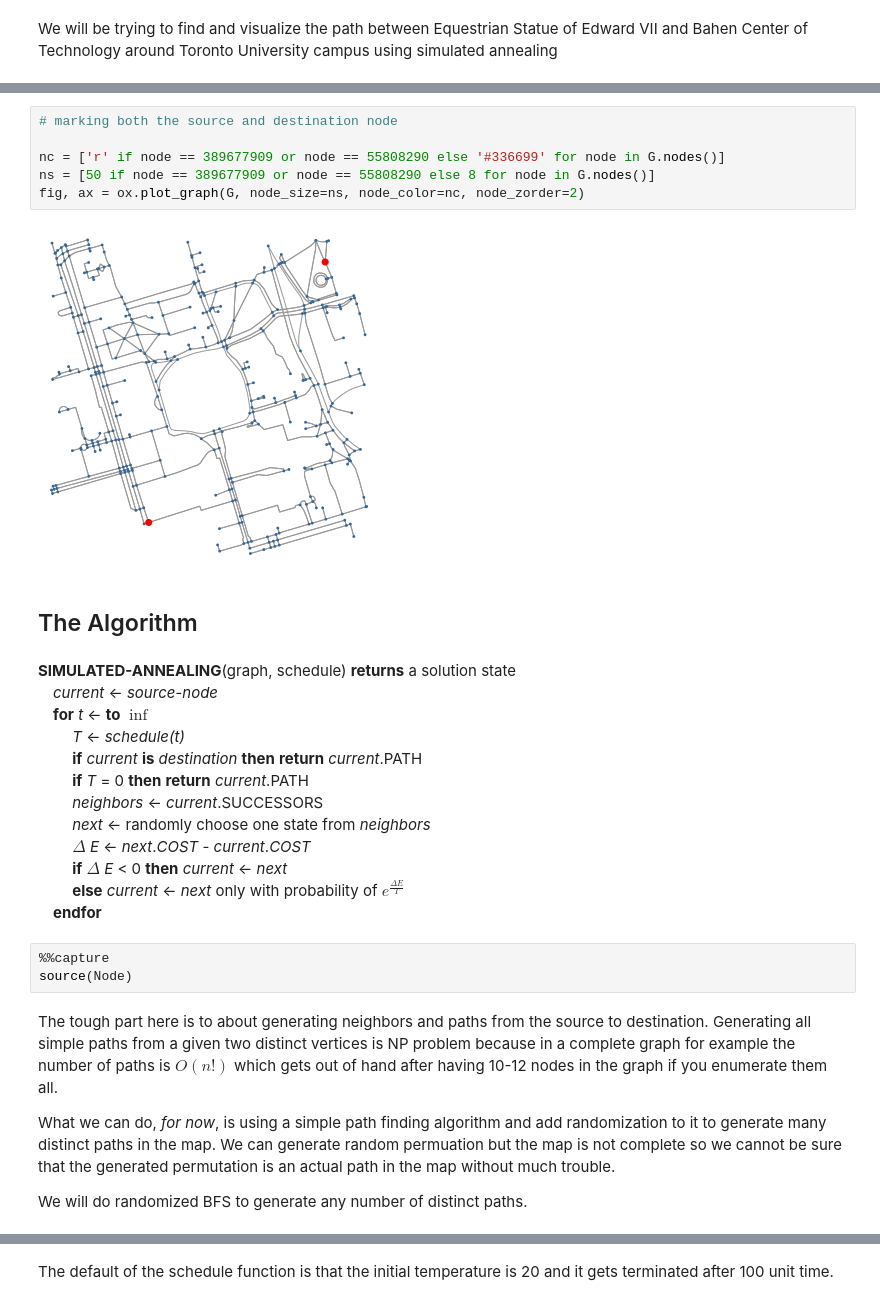
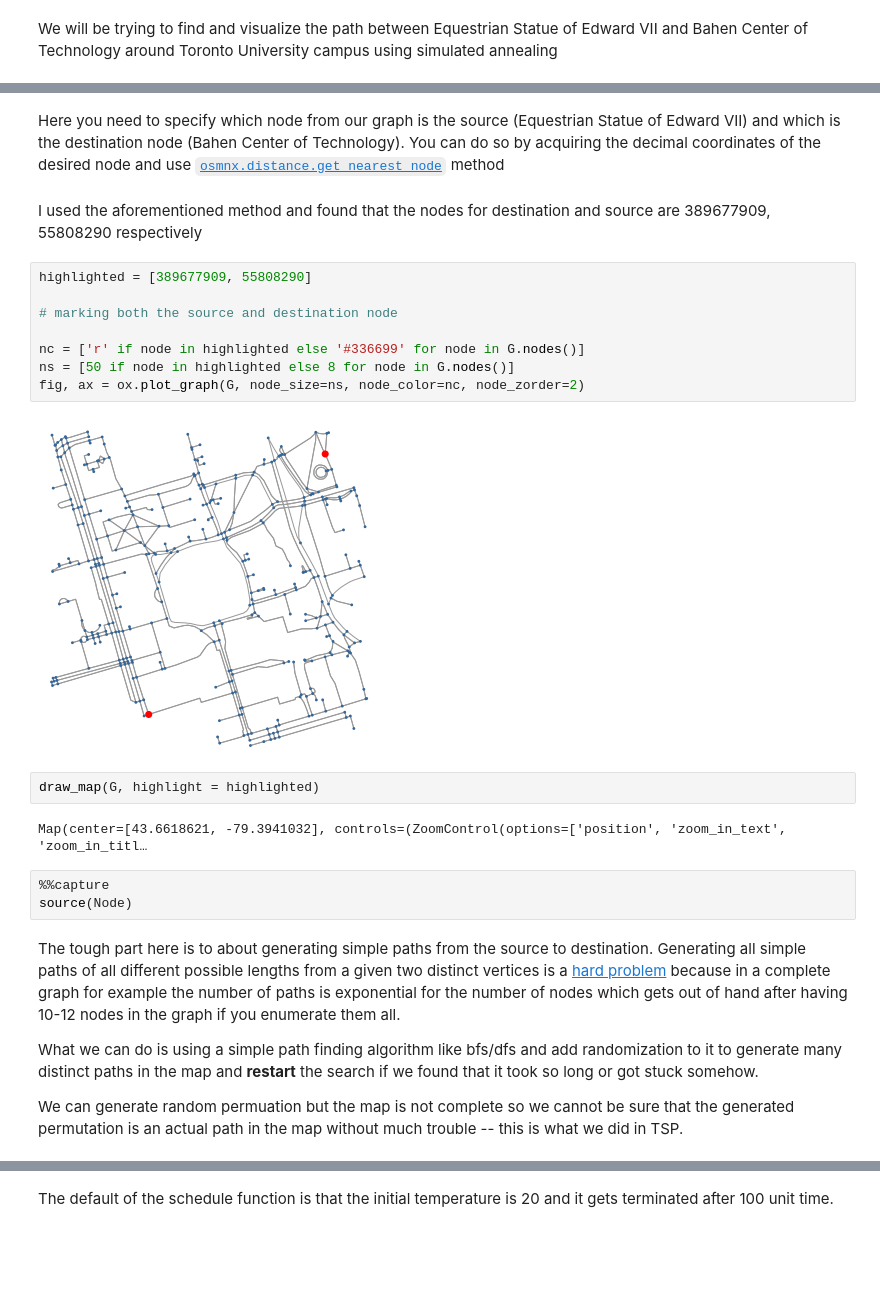
Before and after one commit to SmartMobilityAlgorithms/Trajectory-based-Search-Algorithms, a Jupyter notebook: simulated_annealing.ipynb, the cells around one changed output, grey strips where cells are left out. Drawn from its saved outputs; the diff is of its cells as text; blank space fills up the shorter version.

````diff
--- a/simulated_annealing.ipynb
+++ b/simulated_annealing.ipynb
@@ -52,32 +49,27 @@ IFrame(filepath, width=600, height=500)
+# %% [markdown]
+Here you need to specify which node from our graph is the source (Equestrian Statue of Edward VII) and which is the destination node (Bahen Center of Technology). You can do so by acquiring the decimal coordinates of the desired node and use [```osmnx.distance.get_nearest_node```](https://osmnx.readthedocs.io/en/stable/osmnx.html#osmnx.distance.get_nearest_node) method
+# %% [markdown]
+I used the aforementioned method and found that the nodes for destination and source are 389677909, 55808290 respectively
 # %%
+highlighted = [389677909, 55808290]
+
 # marking both the source and destination node
 
-nc = ['r' if node == 389677909 or node == 55808290 else '#336699' for node in G.nodes()]
-ns = [50 if node == 389677909 or node == 55808290 else 8 for node in G.nodes()]
+nc = ['r' if node in highlighted else '#336699' for node in G.nodes()]
+ns = [50 if node in highlighted else 8 for node in G.nodes()]
 fig, ax = ox.plot_graph(G, node_size=ns, node_color=nc, node_zorder=2)
 # %% [output]
-[figure, old version]
+[figure, new version]
-# %% [markdown]
-## The Algorithm
-# %% [markdown]
-__SIMULATED-ANNEALING__(graph, schedule) __returns__ a solution state
-&emsp;_current_ &larr; _source-node_
-&emsp;__for__ _t_ &larr; __to__ $\inf$
-&emsp;&emsp; _T_ &larr; _schedule(t)_
-&emsp;&emsp; __if__ _current_ __is__ _destination_ __then__ __return__ _current_.PATH
-&emsp;&emsp; __if__ _T_ = 0 __then__ __return__ _current_.PATH
-&emsp;&emsp; _neighbors_ &larr; _current_.SUCCESSORS
-&emsp;&emsp; _next_ &larr; randomly choose one state from _neighbors_
-&emsp;&emsp; _$\Delta$_ _E_ &larr; _next_._COST_ - _current_._COST_
-&emsp;&emsp; __if__ _$\Delta$_ _E_ &lt; 0 __then__ _current_ &larr; _next_
-&emsp;&emsp; __else__ _current_ &larr; _next_ only with probability of ${e}^{\frac{\Delta E}{T}}$
-&emsp;__endfor__
+# %%
+draw_map(G, highlight = highlighted)
+# %% [output]
+Map(center=[43.6618621, -79.3941032], controls=(ZoomControl(options=['position', 'zoom_in_text', 'zoom_in_titl…
 # %%
 %%capture
 source(Node)
 # %% [markdown]
-The tough part here is to about generating neighbors and paths from the source to destination. Generating all simple paths from a given two distinct vertices is NP problem because in a complete graph for example the number of paths is $O(n!)$ which gets out of hand after having 10-12 nodes in the graph if you enumerate them all.
+The tough part here is to about generating simple paths from the source to destination. Generating all simple paths of all different possible lengths from a given two distinct vertices is a [hard problem](http://jgaa.info/accepted/2007/RobertsKroese2007.11.1.pdf) because in a complete graph for example the number of paths is exponential for the number of nodes which gets out of hand after having 10-12 nodes in the graph if you enumerate them all.
 
-What we can do, *for now*, is using a simple path finding algorithm and add randomization to it to generate many distinct paths in the map. We can generate random permuation but the map is not complete so we cannot be sure that the generated permutation is an actual path in the map without much trouble.
+What we can do is using a simple path finding algorithm like bfs/dfs and add randomization to it to generate many distinct paths in the map and **restart** the search if we found that it took so long or got stuck somehow.
 
-We will do randomized BFS to generate any number of distinct paths.
+We can generate random permuation but the map is not complete so we cannot be sure that the generated permutation is an actual path in the map without much trouble -- this is what we did in TSP.
````
Also changed, not shown: parts of 16 cells of this notebook.
